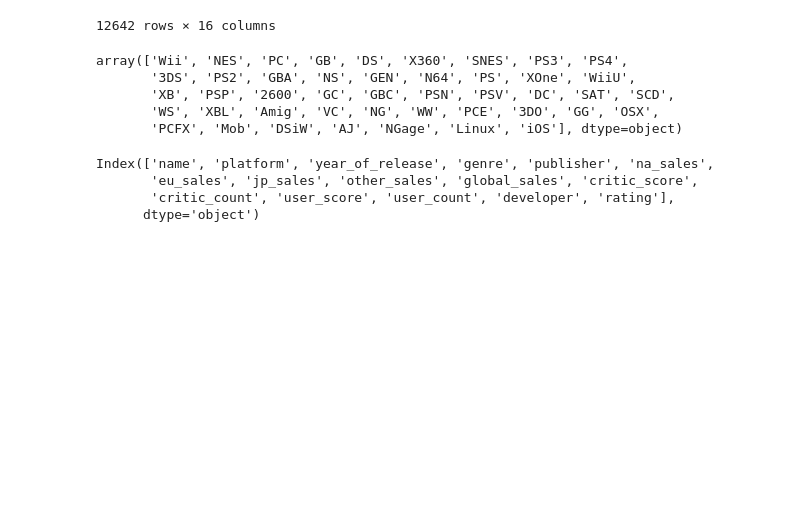
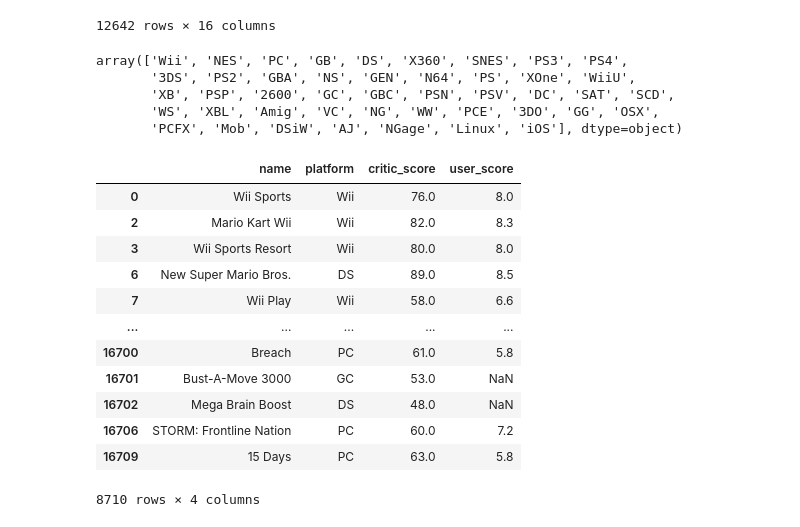
Before and after one commit to mrcslx/game_sales, a Jupyter notebook: scripts/01_cleaning.ipynb, the cells around one changed output. Drawn from its saved outputs; the diff is of its cells as text; code cells hidden in the pictures; blank space fills up the shorter version.

```diff
--- a/scripts/01_cleaning.ipynb
+++ b/scripts/01_cleaning.ipynb
@@ -139,7 +150,16 @@ sales_2016.dropna(subset=sales_2016.columns[10:14], how='all', inplace=True)
 # %%
-sales_2016.columns
+sales_2016
 # %% [output]
+|  | name | platform | critic_score | user_score |
+| 0 | Wii Sports | Wii | 76.0 | 8.0 |
+| 2 | Mario Kart Wii | Wii | 82.0 | 8.3 |
+| 3 | Wii Sports Resort | Wii | 80.0 | 8.0 |
+| 6 | New Super Mario Bros. | DS | 89.0 | 8.5 |
+| 7 | Wii Play | Wii | 58.0 | 6.6 |
+| ... | ... | ... | ... | ... |
+| 16700 | Breach | PC | 61.0 | 5.8 |
+| 16701 | Bust-A-Move 3000 | GC | 53.0 | NaN |
+| 16702 | Mega Brain Boost | DS | 48.0 | NaN |
+| 16706 | STORM: Frontline Nation | PC | 60.0 | 7.2 |
+| 16709 | 15 Days | PC | 63.0 | 5.8 |
-Index(['name', 'platform', 'year_of_release', 'genre', 'publisher', 'na_sales',
-       'eu_sales', 'jp_sales', 'other_sales', 'global_sales', 'critic_score',
-       'critic_count', 'user_score', 'user_count', 'developer', 'rating'],
-      dtype='object')
+8710 rows × 4 columns
```
Also changed, not shown: parts of 7 cells of this notebook.
